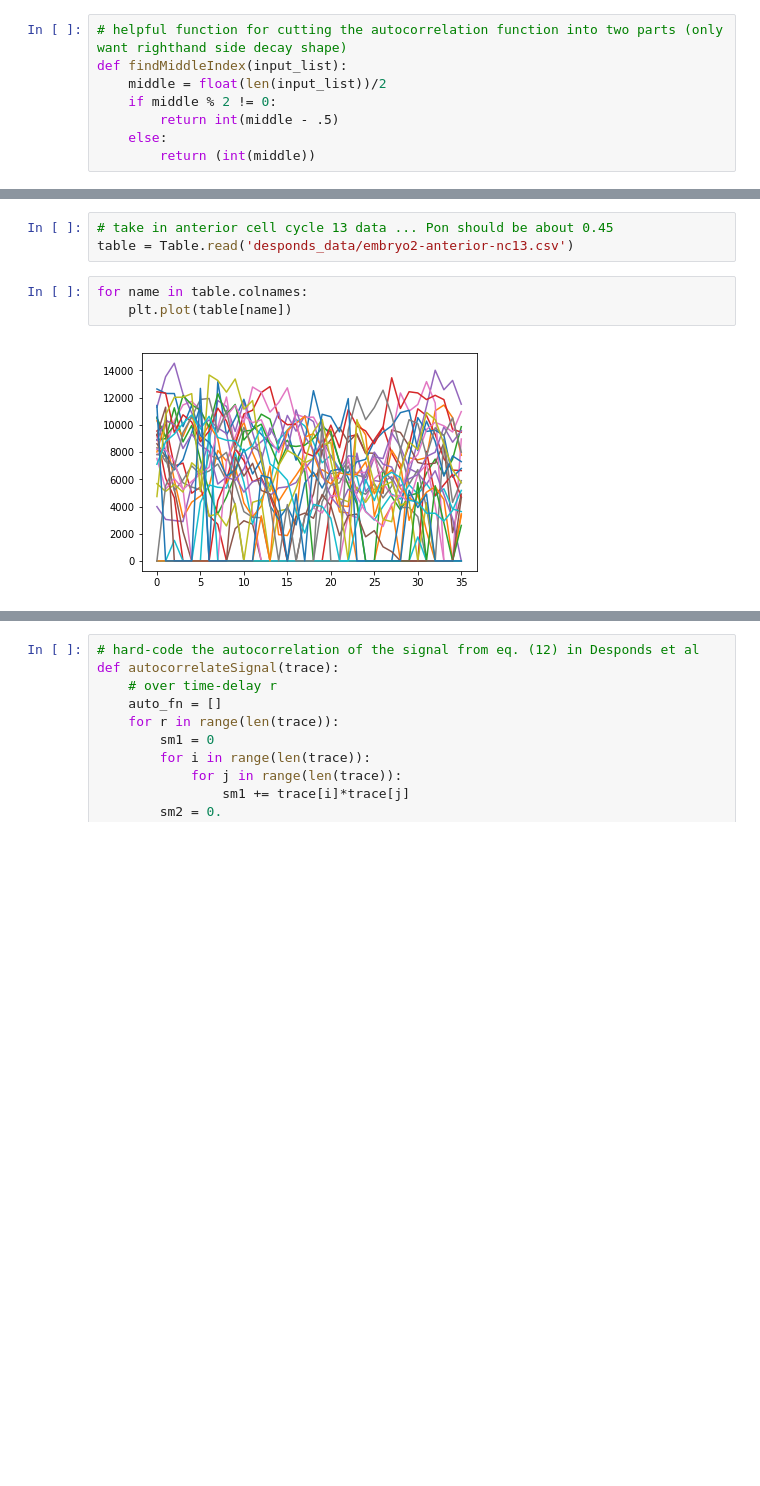
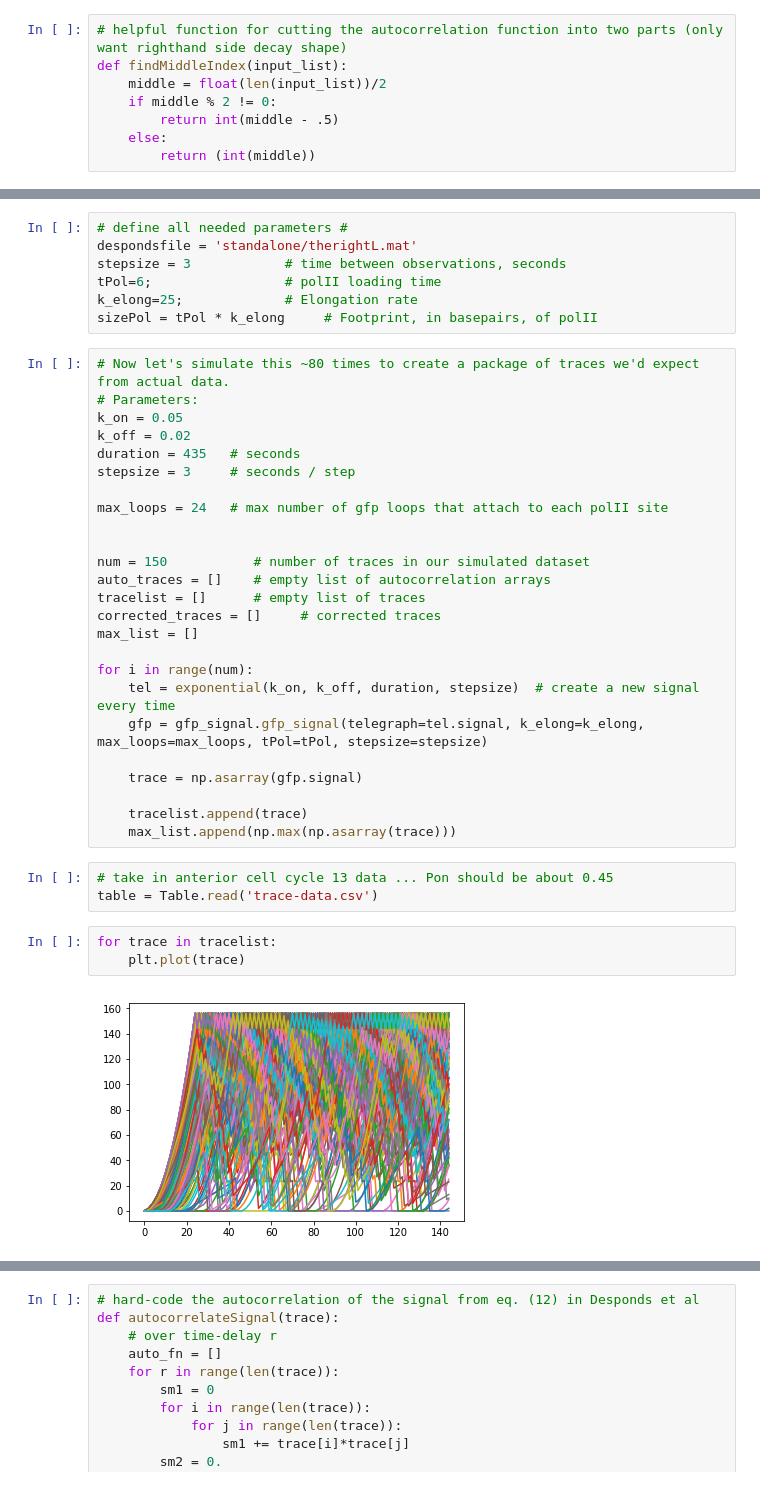
Before and after one commit to tlmakinen/bursting-IGMM, a Jupyter notebook: autocorrelation/desponds-positive-control.ipynb, the cells around one changed output, grey strips where cells are left out. Drawn from its saved outputs; the diff is of its cells as text; blank space fills up the shorter version.

```diff
--- a/autocorrelation/desponds-positive-control.ipynb
+++ b/autocorrelation/desponds-positive-control.ipynb
@@ -24,11 +47,43 @@ def findMiddleIndex(input_list):
+# %%
+# define all needed parameters #
+despondsfile = 'standalone/therightL.mat'
+stepsize = 3            # time between observations, seconds
+tPol=6;                 # polII loading time
+k_elong=25;             # Elongation rate
+sizePol = tPol * k_elong     # Footprint, in basepairs, of polII
+# %%
+# Now let's simulate this ~80 times to create a package of traces we'd expect from actual data.
+# Parameters:
+k_on = 0.05
+k_off = 0.02
+duration = 435   # seconds
+stepsize = 3     # seconds / step
+
+max_loops = 24   # max number of gfp loops that attach to each polII site
+
+
+num = 150           # number of traces in our simulated dataset
+auto_traces = []    # empty list of autocorrelation arrays
+tracelist = []      # empty list of traces
+corrected_traces = []     # corrected traces
+max_list = []
+
+for i in range(num):
+    tel = exponential(k_on, k_off, duration, stepsize)  # create a new signal every time
+    gfp = gfp_signal.gfp_signal(telegraph=tel.signal, k_elong=k_elong, max_loops=max_loops, tPol=tPol, stepsize=stepsize)
+
+    trace = np.asarray(gfp.signal)
+
+    tracelist.append(trace)
+    max_list.append(np.max(np.asarray(trace)))
 # %%
 # take in anterior cell cycle 13 data ... Pon should be about 0.45
-table = Table.read('desponds_data/embryo2-anterior-nc13.csv')
+table = Table.read('trace-data.csv')
 # %%
-for name in table.colnames:
-    plt.plot(table[name])
+for trace in tracelist:
+    plt.plot(trace)
 # %% [output]
-[figure, old version]
+[figure, new version]
 # %%
 # plot mean intensity over time to define good steady-state window for embryo trace package
 traces=[]
```
Also changed, not shown: parts of 28 cells of this notebook, 6 other files.
